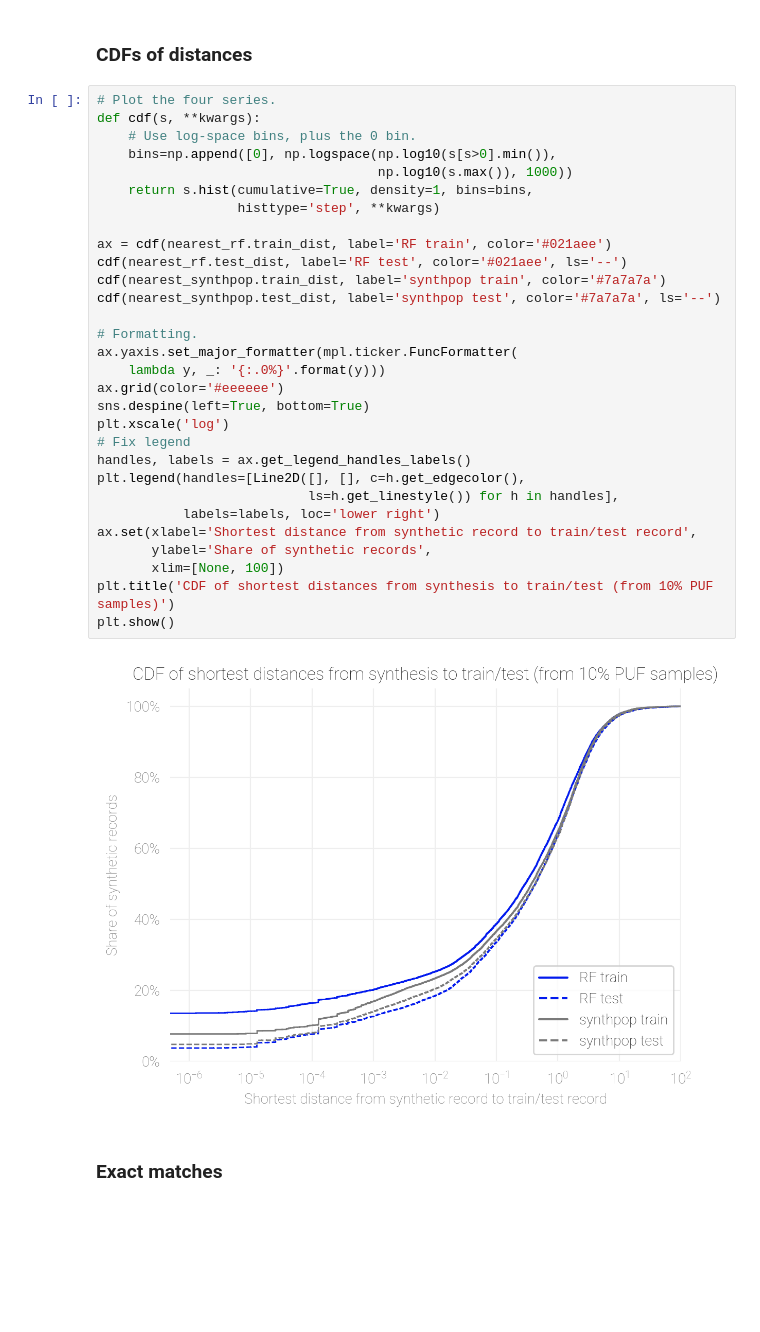
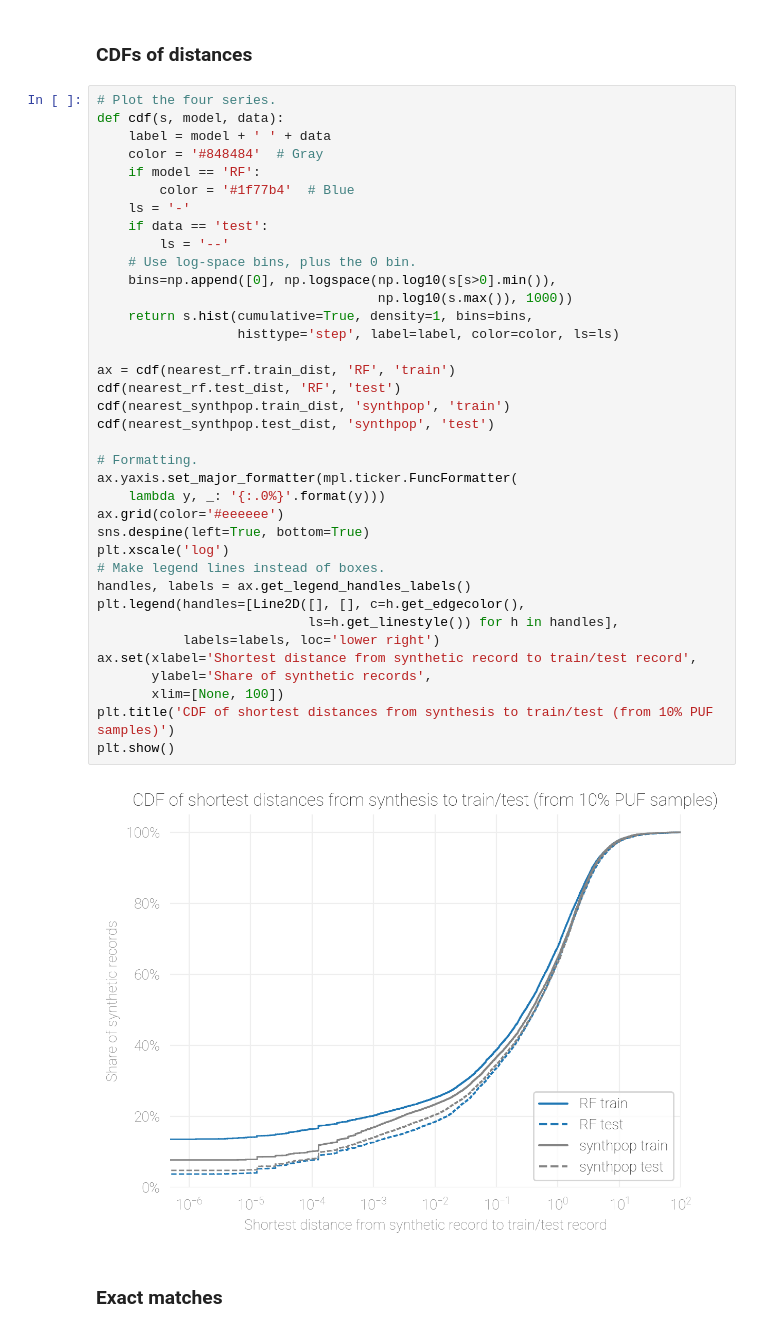
Before and after one commit to donboyd5/synpuf, a Jupyter notebook: analysis/disclosure/disclosure_risk.ipynb, the cells around one changed output. Saved outputs shown, nothing was run; the diff lists cells and outputs as text; blank space fills up the shorter version.

```diff
--- a/analysis/disclosure/disclosure_risk.ipynb
+++ b/analysis/disclosure/disclosure_risk.ipynb
@@ -151,36 +151,43 @@ plt.show()
 ### CDFs of distances
 # %%
 # Plot the four series.
-def cdf(s, **kwargs):
+def cdf(s, model, data):
+    label = model + ' ' + data
+    color = '#848484'  # Gray
+    if model == 'RF':
+        color = '#1f77b4'  # Blue
+    ls = '-'
+    if data == 'test':
+        ls = '--'
     # Use log-space bins, plus the 0 bin.
     bins=np.append([0], np.logspace(np.log10(s[s>0].min()),
                                     np.log10(s.max()), 1000))
     return s.hist(cumulative=True, density=1, bins=bins,
-                  histtype='step', **kwargs)
+                  histtype='step', label=label, color=color, ls=ls)
 
-ax = cdf(nearest_rf.train_dist, label='RF train', color='#021aee')
-cdf(nearest_rf.test_dist, label='RF test', color='#021aee', ls='--')
-cdf(nearest_synthpop.train_dist, label='synthpop train', color='#7a7a7a')
-cdf(nearest_synthpop.test_dist, label='synthpop test', color='#7a7a7a', ls='--')
+ax = cdf(nearest_rf.train_dist, 'RF', 'train')
+cdf(nearest_rf.test_dist, 'RF', 'test')
+cdf(nearest_synthpop.train_dist, 'synthpop', 'train')
+cdf(nearest_synthpop.test_dist, 'synthpop', 'test')
 
 # Formatting.
 ax.yaxis.set_major_formatter(mpl.ticker.FuncFormatter(
     lambda y, _: '{:.0%}'.format(y)))
 ax.grid(color='#eeeeee')
 sns.despine(left=True, bottom=True)
 plt.xscale('log')
-# Fix legend
+# Make legend lines instead of boxes.
 handles, labels = ax.get_legend_handles_labels()
 plt.legend(handles=[Line2D([], [], c=h.get_edgecolor(),
                            ls=h.get_linestyle()) for h in handles],
            labels=labels, loc='lower right')
 ax.set(xlabel='Shortest distance from synthetic record to train/test record',
        ylabel='Share of synthetic records',
        xlim=[None, 100])
 plt.title('CDF of shortest distances from synthesis to train/test (from 10% PUF samples)')
 plt.show()
 # %% [output]
-[figure, old version]
+[figure, new version]
 # %% [markdown]
 ### Exact matches
 # %%
```
